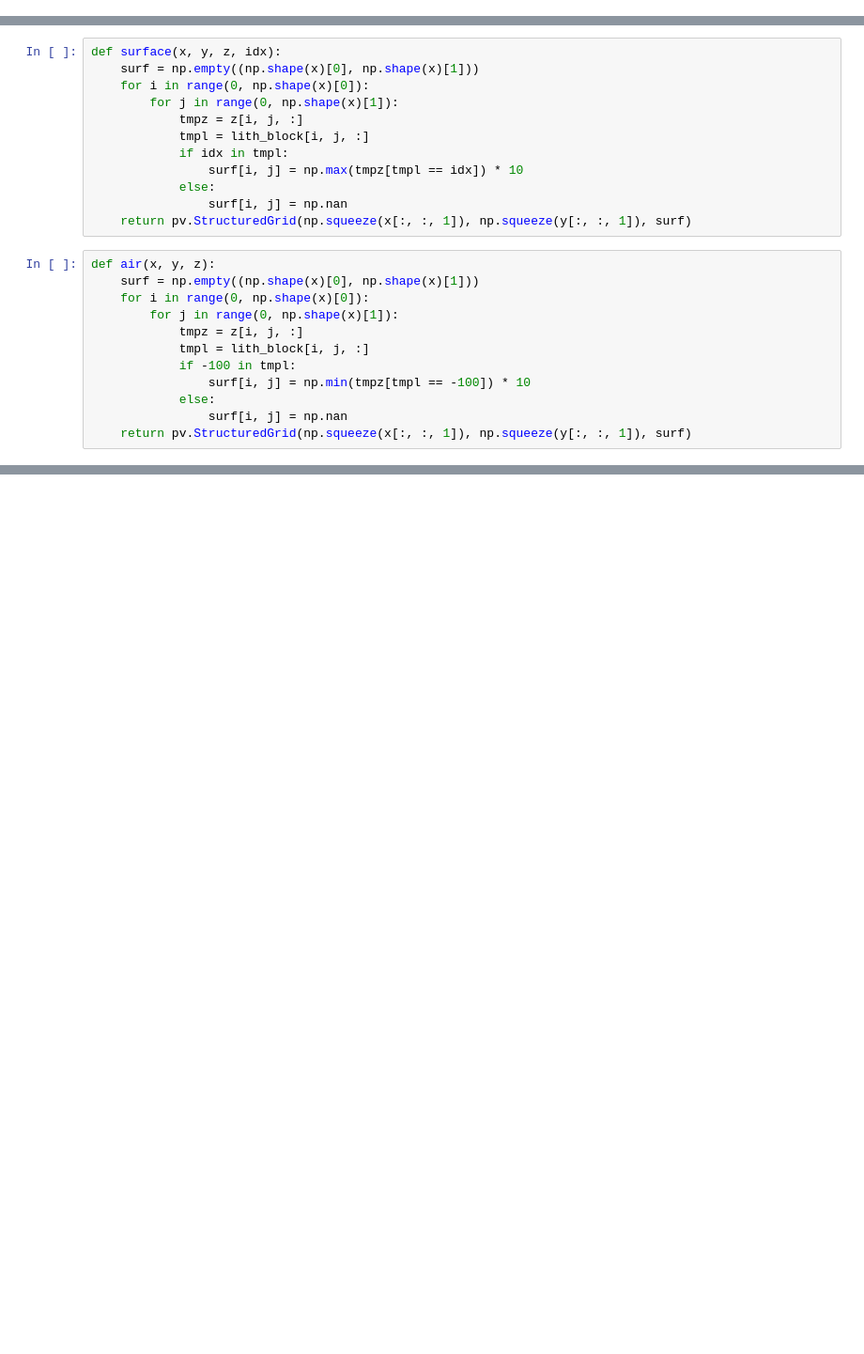
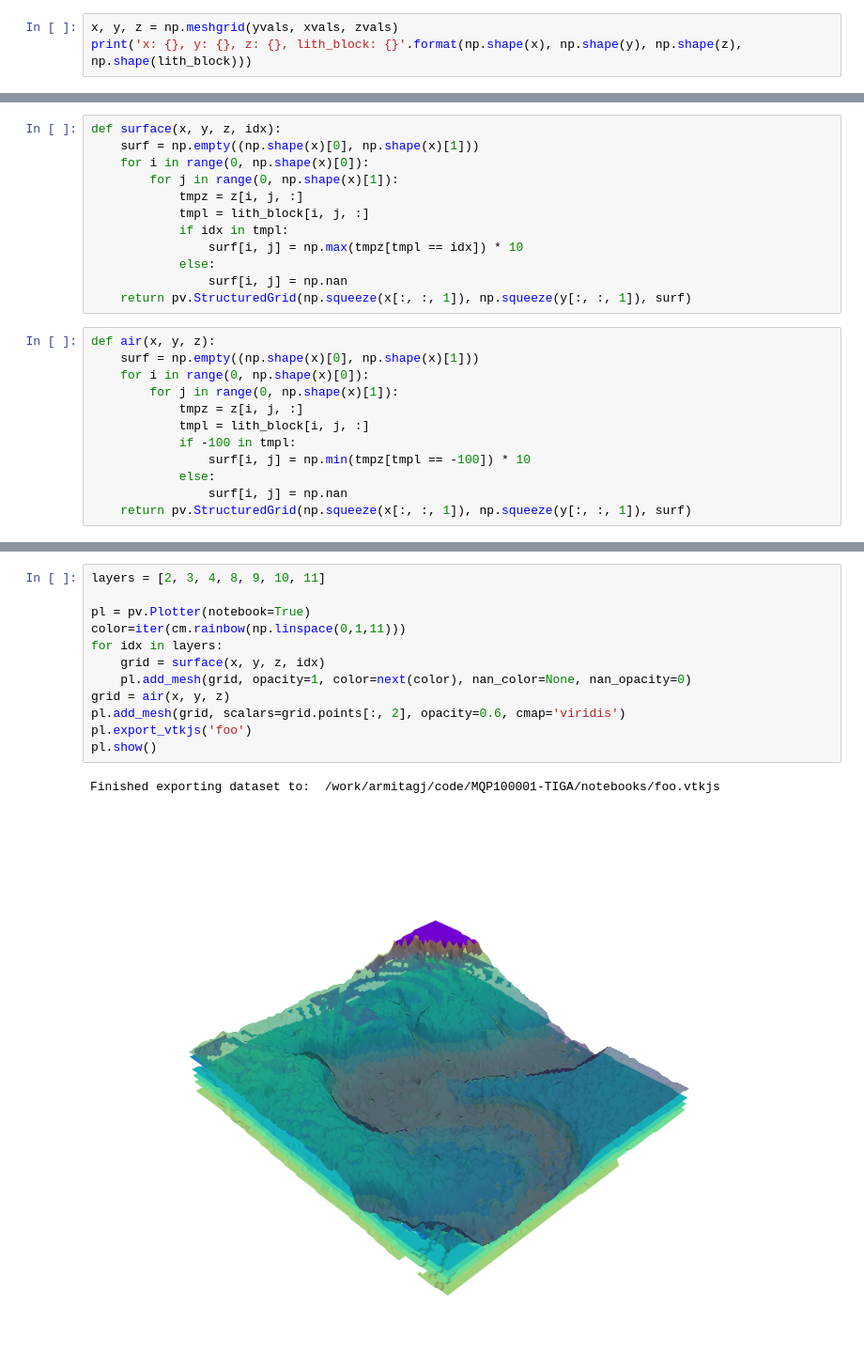
Before and after one commit to johnjarmitage/TIGA-cergy-pontoise, a Jupyter notebook: notebooks/Cergy-Pontoise-Model.ipynb, the cells around one changed output, grey strips where cells are left out. Shown at 94% size. Cells and saved outputs as stored; diff of their text form; blank space fills up the shorter version.

```diff
--- a/notebooks/Cergy-Pontoise-Model.ipynb
+++ b/notebooks/Cergy-Pontoise-Model.ipynb
@@ -17,0 +16,3 @@ x, y, z = np.meshgrid(xvals, yvals, zvals)
+# %%
+x, y, z = np.meshgrid(yvals, xvals, zvals)
+print('x: {}, y: {}, z: {}, lith_block: {}'.format(np.shape(x), np.shape(y), np.shape(z), np.shape(lith_block)))
@@ -52,0 +67,15 @@ Viewer(geometries=[{'vtkClass': 'vtkPolyData', 'points': {'vtkClass': 'vtkPoints
+# %%
+layers = [2, 3, 4, 8, 9, 10, 11]
+
+pl = pv.Plotter(notebook=True)
+color=iter(cm.rainbow(np.linspace(0,1,11)))
+for idx in layers:
+    grid = surface(x, y, z, idx)
+    pl.add_mesh(grid, opacity=1, color=next(color), nan_color=None, nan_opacity=0)
+grid = air(x, y, z)
+pl.add_mesh(grid, scalars=grid.points[:, 2], opacity=0.6, cmap='viridis')
+pl.export_vtkjs('foo')
+pl.show()
+# %% [output]
+Finished exporting dataset to:  /work/armitagj/code/MQP100001-TIGA/notebooks/foo.vtkjs
+[figure, added]
```
Also changed, not shown: parts of 3 cells of this notebook, 8 other files.
